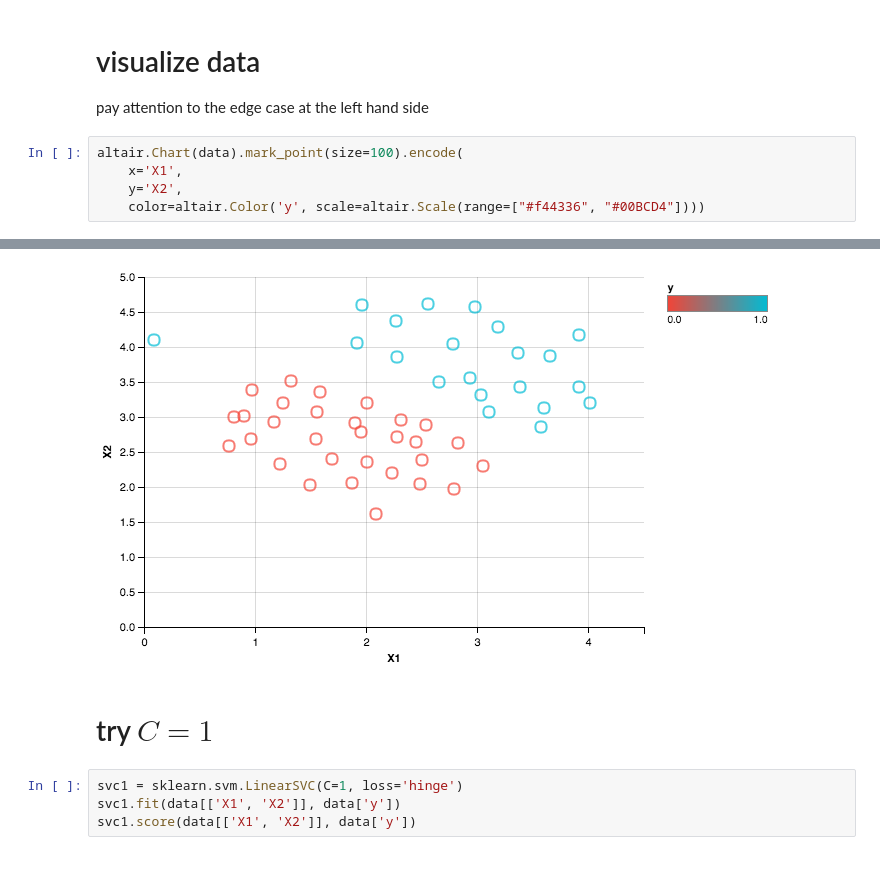
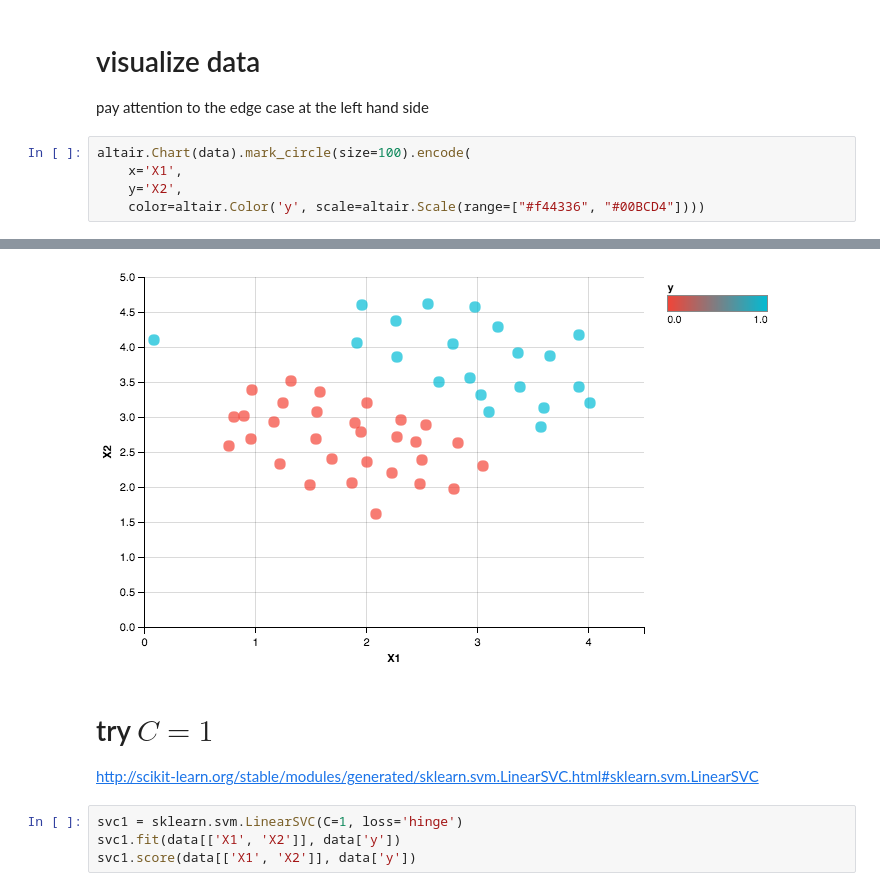
Before and after one commit to lukaemon/Coursera-ML-AndrewNg, a Jupyter notebook: machine-learning-ex6/1- linear SVM.ipynb, the cells around one changed output, grey strips where cells are left out. Cells and saved outputs as stored; diff of their text form.

Commit message:
sklearn is a wonderful lib

```diff
--- a/machine-learning-ex6/1- linear SVM.ipynb
+++ b/machine-learning-ex6/1- linear SVM.ipynb
@@ -25,15 +25,16 @@ data.head()
 # visualize data
 pay attention to the edge case at the left hand side
 # %%
-altair.Chart(data).mark_point(size=100).encode(
+altair.Chart(data).mark_circle(size=100).encode(
     x='X1',
     y='X2',
     color=altair.Color('y', scale=altair.Scale(range=["#f44336", "#00BCD4"])))
 # %% [output]
 [interactive output not drawn]
-[figure, old version]
+[figure, new version]
-# %% [markdown]
-# try $C=1$
+# %% [markdown]
+# try $C=1$
+http://scikit-learn.org/stable/modules/generated/sklearn.svm.LinearSVC.html#sklearn.svm.LinearSVC
 # %%
 svc1 = sklearn.svm.LinearSVC(C=1, loss='hinge')
 svc1.fit(data[['X1', 'X2']], data['y'])
```
Also changed, not shown: parts of 1 cell of this notebook.
